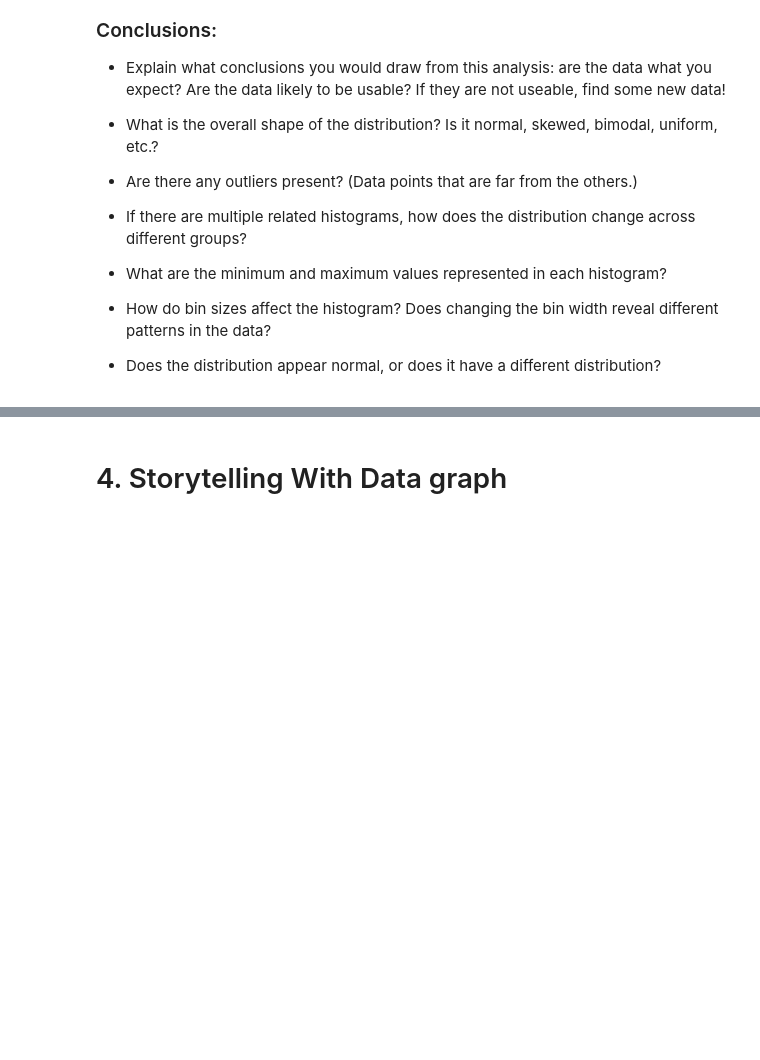
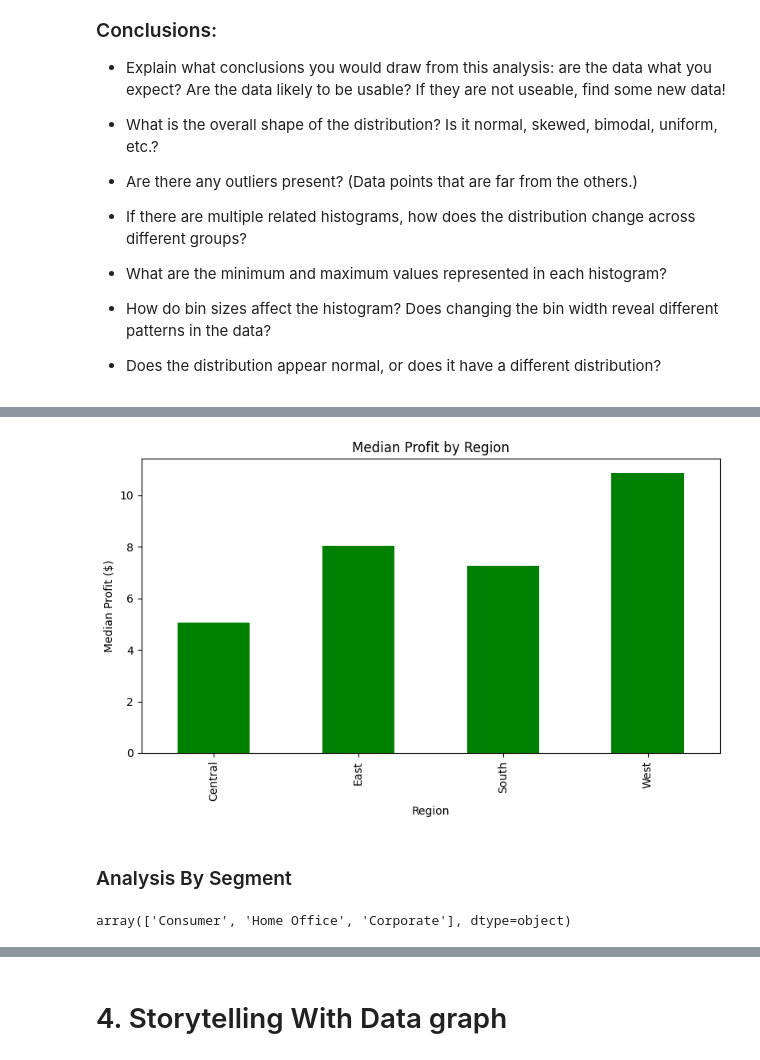
Before and after one commit to Haleymussary00/Module-B-semester-2, a Jupyter notebook: Week4.ipynb, the cells around one changed output, grey strips where cells are left out. Saved outputs shown, nothing was run; the diff lists cells and outputs as text; code cells hidden in the pictures; blank space fills up the shorter version.

```diff
--- a/Week4.ipynb
+++ b/Week4.ipynb
@@ -100,0 +240,19 @@ ecommerce_data.head()
+# %%
+# Plot the median Profit for each Region
+median_profit = ecommerce_data_num.groupby('Region')['Profit'].median()
+plt.figure(figsize=(8,5))
+median_profit.plot(kind='bar', color='green')
+plt.title("Median Profit by Region")
+plt.xlabel("Region")
+plt.ylabel("Median Profit ($)")
+plt.tight_layout()
+plt.show()
+# %% [output]
+[figure, added]
+# %% [markdown]
+### Analysis By Segment
+# %%
+# Look at the Segment column to see if this is a good metric to group by
+ecommerce_data['Segment'].unique()
+# %% [output]
+array(['Consumer', 'Home Office', 'Corporate'], dtype=object)
```
Also changed, not shown: parts of 20 cells of this notebook.
